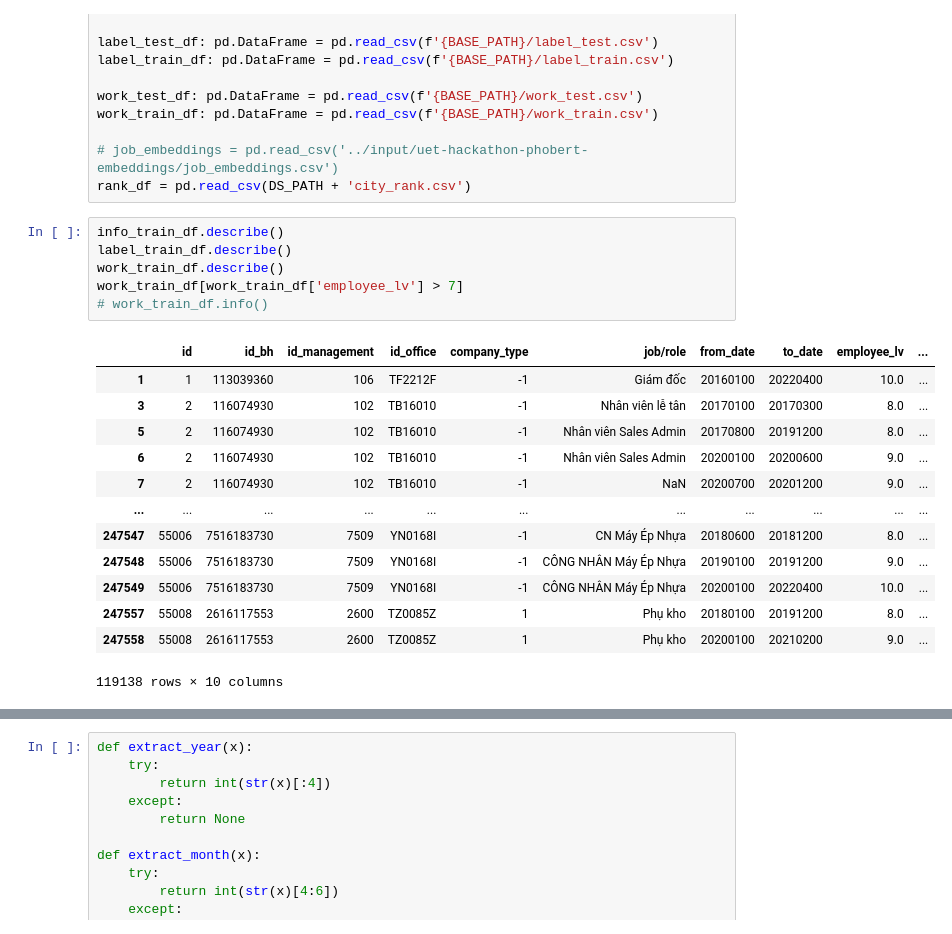
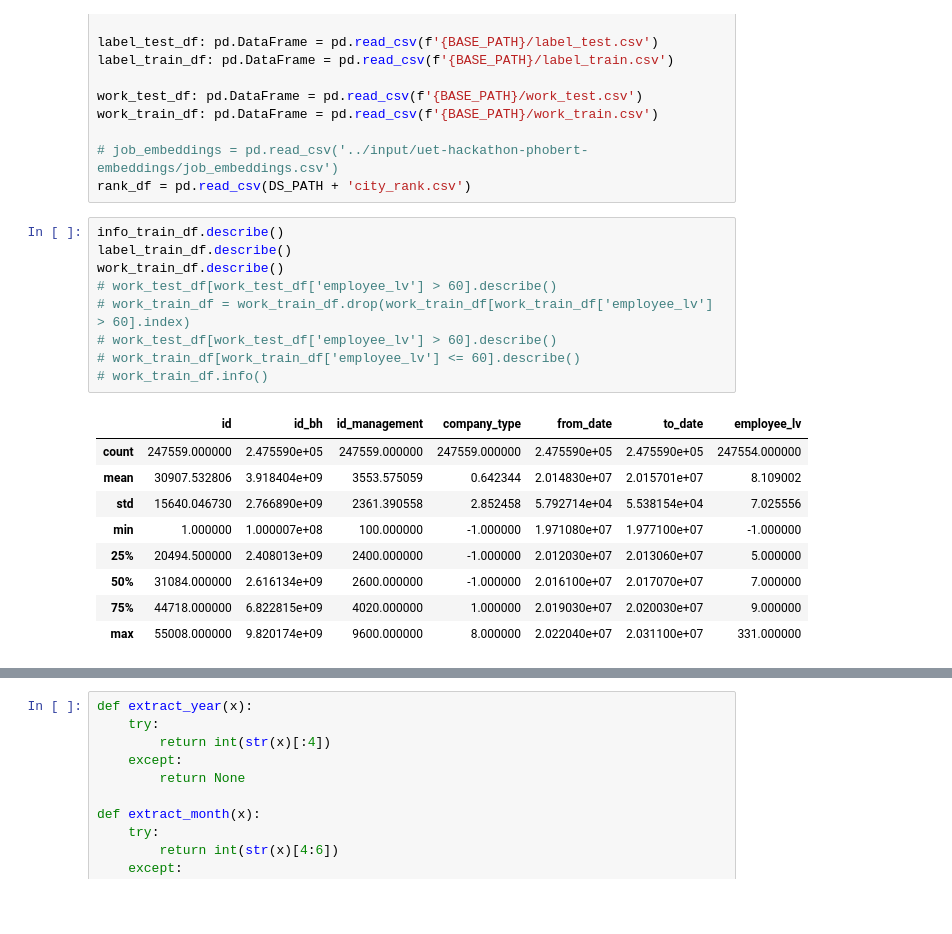
Before and after one commit to tanth47/PREDICTING-THE-INCOME, a Jupyter notebook: abcbum/uet-hackathon-eda.ipynb, the cells around one changed output, grey strips where cells are left out. Drawn from its saved outputs; the diff is of its cells as text; blank space fills up the shorter version.

```diff
--- a/abcbum/uet-hackathon-eda.ipynb
+++ b/abcbum/uet-hackathon-eda.ipynb
@@ -36,23 +36,22 @@ rank_df = pd.read_csv(DS_PATH + 'city_rank.csv')
 # %%
 info_train_df.describe()
 label_train_df.describe()
 work_train_df.describe()
-work_train_df[work_train_df['employee_lv'] > 7]
+# work_test_df[work_test_df['employee_lv'] > 60].describe()
+# work_train_df = work_train_df.drop(work_train_df[work_train_df['employee_lv'] > 60].index)
+# work_test_df[work_test_df['employee_lv'] > 60].describe()
+# work_train_df[work_train_df['employee_lv'] <= 60].describe()
 # work_train_df.info()
 # %% [output]
-|  | id | id_bh | id_management | id_office | company_type | job/role | from_date | to_date | employee_lv | ... |
-| 1 | 1 | 113039360 | 106 | TF2212F | -1 | Giám đốc | 20160100 | 20220400 | 10.0 | ... |
-| 3 | 2 | 116074930 | 102 | TB16010 | -1 | Nhân viên lễ tân | 20170100 | 20170300 | 8.0 | ... |
-| 5 | 2 | 116074930 | 102 | TB16010 | -1 | Nhân viên Sales Admin | 20170800 | 20191200 | 8.0 | ... |
-| 6 | 2 | 116074930 | 102 | TB16010 | -1 | Nhân viên Sales Admin | 20200100 | 20200600 | 9.0 | ... |
-| 7 | 2 | 116074930 | 102 | TB16010 | -1 | NaN | 20200700 | 20201200 | 9.0 | ... |
-| ... | ... | ... | ... | ... | ... | ... | ... | ... | ... | ... |
-| 247547 | 55006 | 7516183730 | 7509 | YN0168I | -1 | CN Máy Ép Nhựa | 20180600 | 20181200 | 8.0 | ... |
-| 247548 | 55006 | 7516183730 | 7509 | YN0168I | -1 | CÔNG NHÂN Máy Ép Nhựa | 20190100 | 20191200 | 9.0 | ... |
-| 247549 | 55006 | 7516183730 | 7509 | YN0168I | -1 | CÔNG NHÂN Máy Ép Nhựa | 20200100 | 20220400 | 10.0 | ... |
-| 247557 | 55008 | 2616117553 | 2600 | TZ0085Z | 1 | Phụ kho | 20180100 | 20191200 | 8.0 | ... |
-| 247558 | 55008 | 2616117553 | 2600 | TZ0085Z | 1 | Phụ kho | 20200100 | 20210200 | 9.0 | ... |
+|  | id | id_bh | id_management | company_type | from_date | to_date | employee_lv |
+| count | 247559.000000 | 2.475590e+05 | 247559.000000 | 247559.000000 | 2.475590e+05 | 2.475590e+05 | 247554.000000 |
+| mean | 30907.532806 | 3.918404e+09 | 3553.575059 | 0.642344 | 2.014830e+07 | 2.015701e+07 | 8.109002 |
+| std | 15640.046730 | 2.766890e+09 | 2361.390558 | 2.852458 | 5.792714e+04 | 5.538154e+04 | 7.025556 |
+| min | 1.000000 | 1.000007e+08 | 100.000000 | -1.000000 | 1.971080e+07 | 1.977100e+07 | -1.000000 |
+| 25% | 20494.500000 | 2.408013e+09 | 2400.000000 | -1.000000 | 2.012030e+07 | 2.013060e+07 | 5.000000 |
+| 50% | 31084.000000 | 2.616134e+09 | 2600.000000 | -1.000000 | 2.016100e+07 | 2.017070e+07 | 7.000000 |
+| 75% | 44718.000000 | 6.822815e+09 | 4020.000000 | 1.000000 | 2.019030e+07 | 2.020030e+07 | 9.000000 |
+| max | 55008.000000 | 9.820174e+09 | 9600.000000 | 8.000000 | 2.022040e+07 | 2.031100e+07 | 331.000000 |
-119138 rows × 10 columns
 # %%
 from sklearn.preprocessing import MinMaxScaler
 
```
Also changed, not shown: parts of 18 cells of this notebook.
